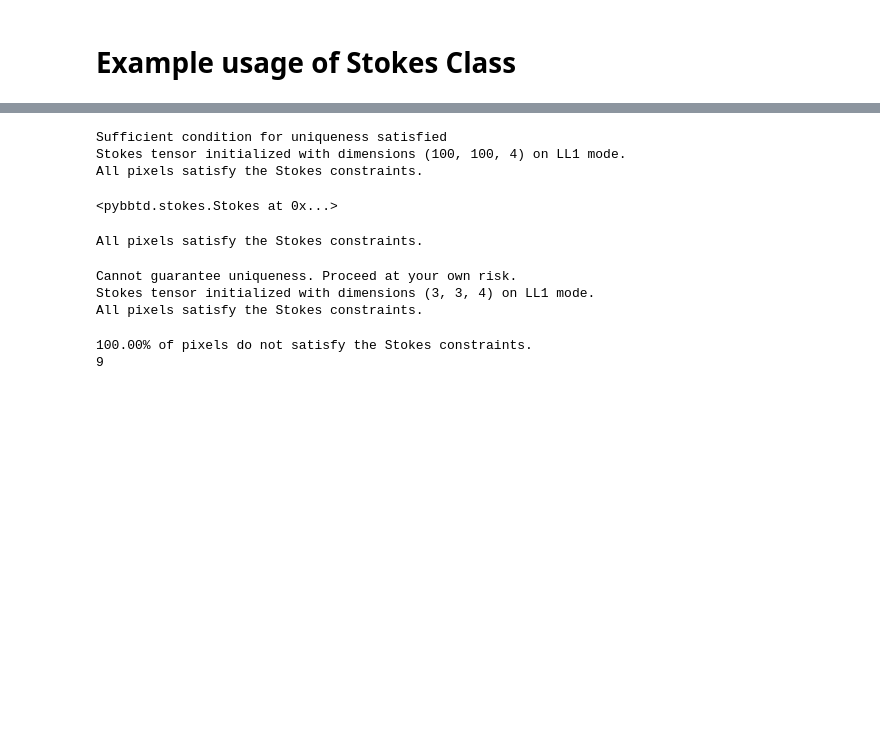
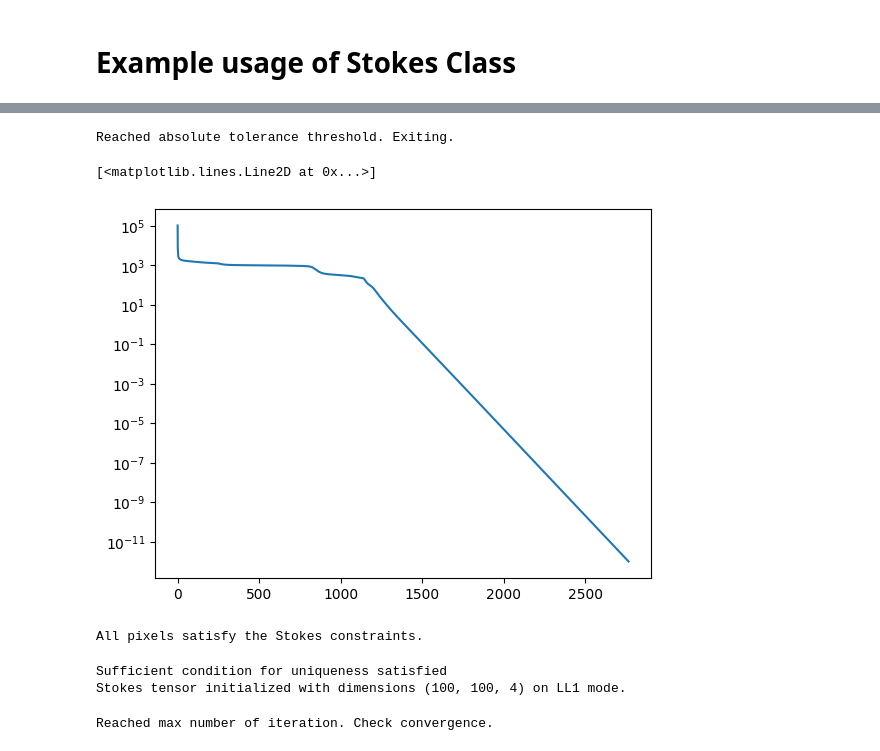
Before and after one commit to scbarreto/pyBBTD, a Jupyter notebook: notebooks/example_stokes.ipynb, the cells around one changed output, grey strips where cells are left out. Saved outputs shown, nothing was run; the diff lists cells and outputs as text; code cells hidden in the pictures; blank space fills up the shorter version.

Commit message:
ADMM solver for Stokes BTD added

```diff
--- a/notebooks/example_stokes.ipynb
+++ b/notebooks/example_stokes.ipynb
@@ -10,8 +16,8 @@ import pybbtd.btd as btd
 # %%
 # Create Stokes model
-R = 3
-L = 10
+R = 5
+L = 5
 btd.validate_R_L(R, L)
-X = stokes.Stokes([100, 100], R, L)
+X = stokes.Stokes([150, 150], R, L)
 # %% [output]
 Sufficient condition for uniqueness satisfied
@@ -29,19 +28,0 @@ inside function:  [10 10 10]
-# %%
-stokes.load_stokes_tensor(T0, R, L)
-# %% [output]
-Sufficient condition for uniqueness satisfied
-Stokes tensor initialized with dimensions (100, 100, 4) on LL1 mode.
-All pixels satisfy the Stokes constraints.
-<pybbtd.stokes.Stokes at 0x...>
-# %%
-A0, B0, C0 = X.factors
-# %%
-X.validate_stokes_tensor()
-# %% [output]
-All pixels satisfy the Stokes constraints.
-# %%
-Stokesnew = stokes.load_stokes_tensor(T0, R, L)
-# %% [output]
-Cannot guarantee uniqueness. Proceed at your own risk.
-Stokes tensor initialized with dimensions (3, 3, 4) on LL1 mode.
-All pixels satisfy the Stokes constraints.
@@ -53,5 +29,31 @@ for i in range(3):
+# %%
+theta = X.get_constraint_matrix()
+Tnoisy = btd.factors_to_tensor(
+    A0, B0, C0, theta, block_mode="LL1"
+) + 0 * 1e-5 * np.random.randn(*X.dims)
+# %%
+X.fit(data = Tnoisy, algorithm='ADMM', init="kmeans", max_iter=10000, rho=1, max_admm=1, rel_tol=10**-8, abs_tol=10**-15, admm_tol=10**-10)
+# %% [output]
+Reached absolute tolerance threshold. Exiting.
+# %%
+plt.semilogy(X.fit_error)
+# %% [output]
+[<matplotlib.lines.Line2D at 0x...>]
+[figure, added]
 # %%
-stokes.validate_stokes_tensor(T0)
+stokes.validate_stokes_tensor(Tnoisy)
 # %% [output]
-100.00% of pixels do not satisfy the Stokes constraints.
-9
+All pixels satisfy the Stokes constraints.
+# %%
+brain_arr = np.load('/Users/saulobarreto/Documents/pyBBTD/notebooks/data/StokesTensor100.npy')
+R = 4
+L = 30
+S = stokes.Stokes([brain_arr.shape[0], brain_arr.shape[1]], R, L)
+# %% [output]
+Sufficient condition for uniqueness satisfied
+Stokes tensor initialized with dimensions (100, 100, 4) on LL1 mode.
+# %%
+#S.fit(brain_arr, 'ADMM', init="random", max_iter=10000)
+S.fit(brain_arr, 'ADMM', init="random", max_iter=1000, rho=1, max_admm=1, rel_tol=10**-8, abs_tol=10**-8, admm_tol=10**-6)
+# %% [output]
+Reached max number of iteration. Check convergence.
```
Also changed, not shown: parts of 7 cells of this notebook, 7 other files.
